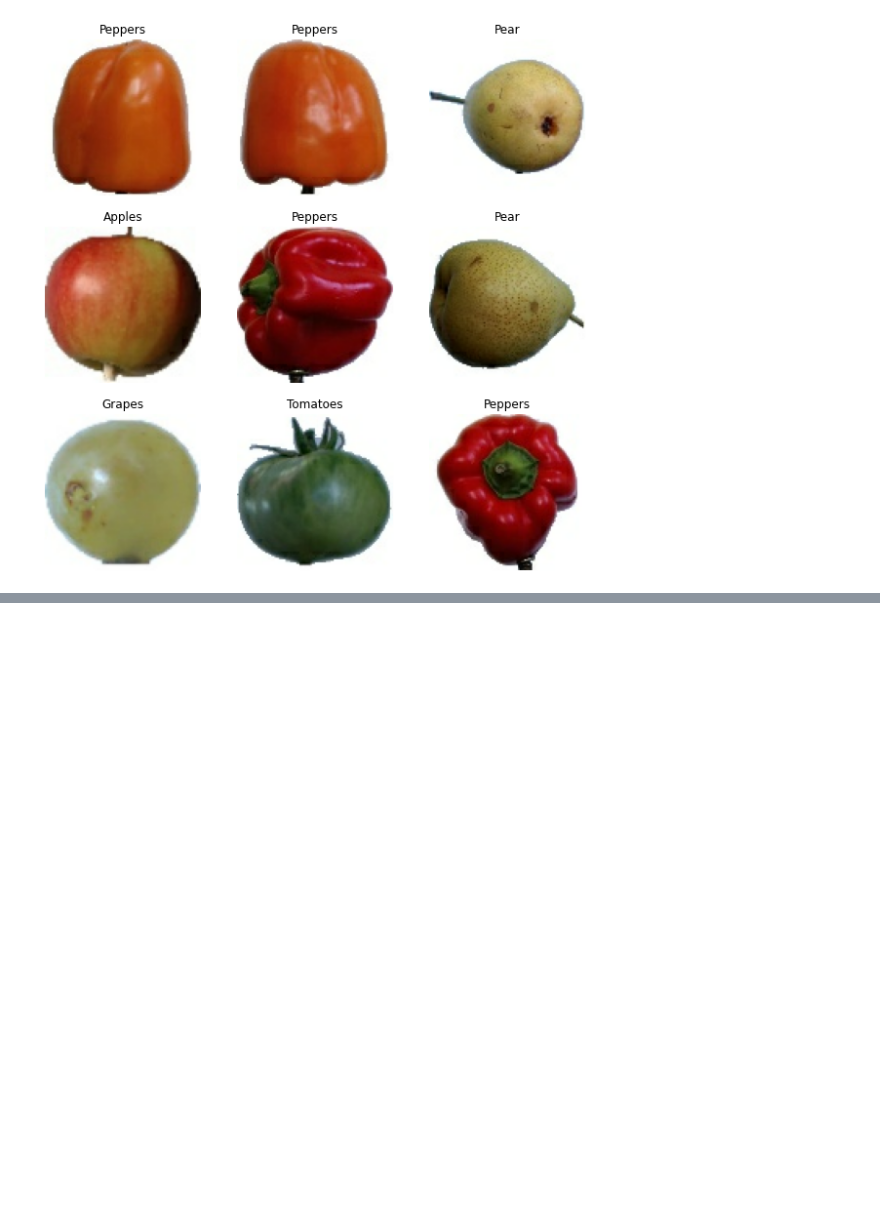
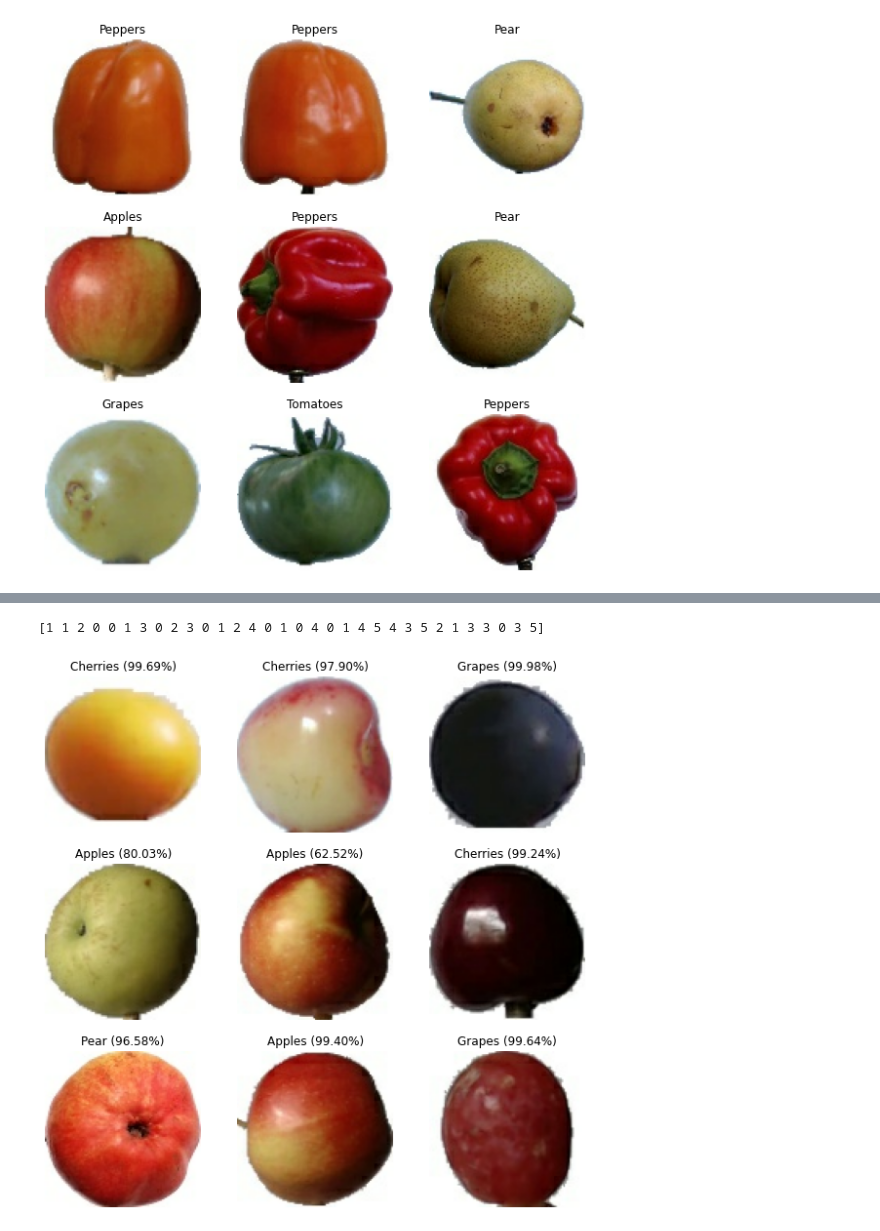
Before and after one commit to JeroenVanB/FruitClassification, a Jupyter notebook: classify_fruit.ipynb, the cells around one changed output, grey strips where cells are left out. Drawn from its saved outputs; the diff is of its cells as text; code cells hidden in the pictures; blank space fills up the shorter version.

```diff
--- a/classify_fruit.ipynb
+++ b/classify_fruit.ipynb
@@ -4,3 +16,10 @@ import numpy as np
 import tensorflow as tf
 from tensorflow.keras import layers
 import pathlib
+# %%
+if USING_COLAB:
+  from google.colab import drive
+  drive.mount("/content/gdrive")
+  !unzip '/content/gdrive/My Drive/Deep Learning/Dataset.zip'
+
+data_dir = 'Dataset/'
@@ -97,0 +277,25 @@ RuntimeError: You must compile your model before training/testing. Use `model.co
+# %%
+#Retrieve a batch of images from the test set
+image_batch, label_batch = test_ds.as_numpy_iterator().next()
+print(label_batch)
+predictions = model.predict_on_batch(image_batch)
+score = tf.nn.softmax(predictions[0])
+
+# print(label_batch[0])
+# print(score)
+
+# print(
+#     "This image most likely belongs to {} with a {:.2f} percent confidence."
+#     .format(class_names[np.argmax(score)], 100 * np.max(score))
+# )
+
+plt.figure(figsize=(10, 10))
+for i in range(9):
+  score = tf.nn.softmax(predictions[i])
+  ax = plt.subplot(3, 3, i + 1)
+  plt.imshow(image_batch[i].astype("uint8"))
+  plt.title(class_names[np.argmax(score)] + ' ({:.2f}%)'.format(100 * np.max(score)))
+  plt.axis("off")
+# %% [output]
+[1 1 2 0 0 1 3 0 2 3 0 1 2 4 0 1 0 4 0 1 4 5 4 3 5 2 1 3 3 0 3 5]
+[figure, added]
```
Also changed, not shown: parts of 22 cells of this notebook.
